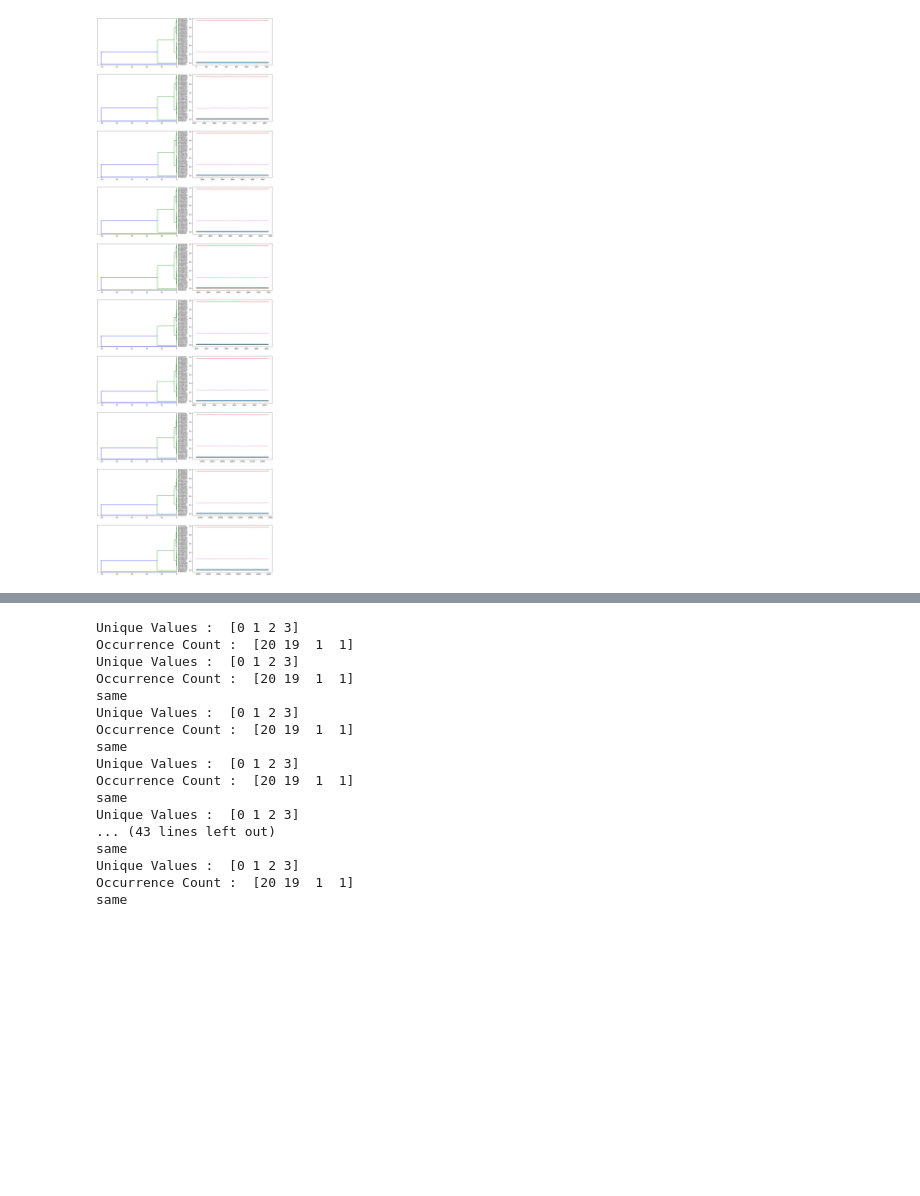
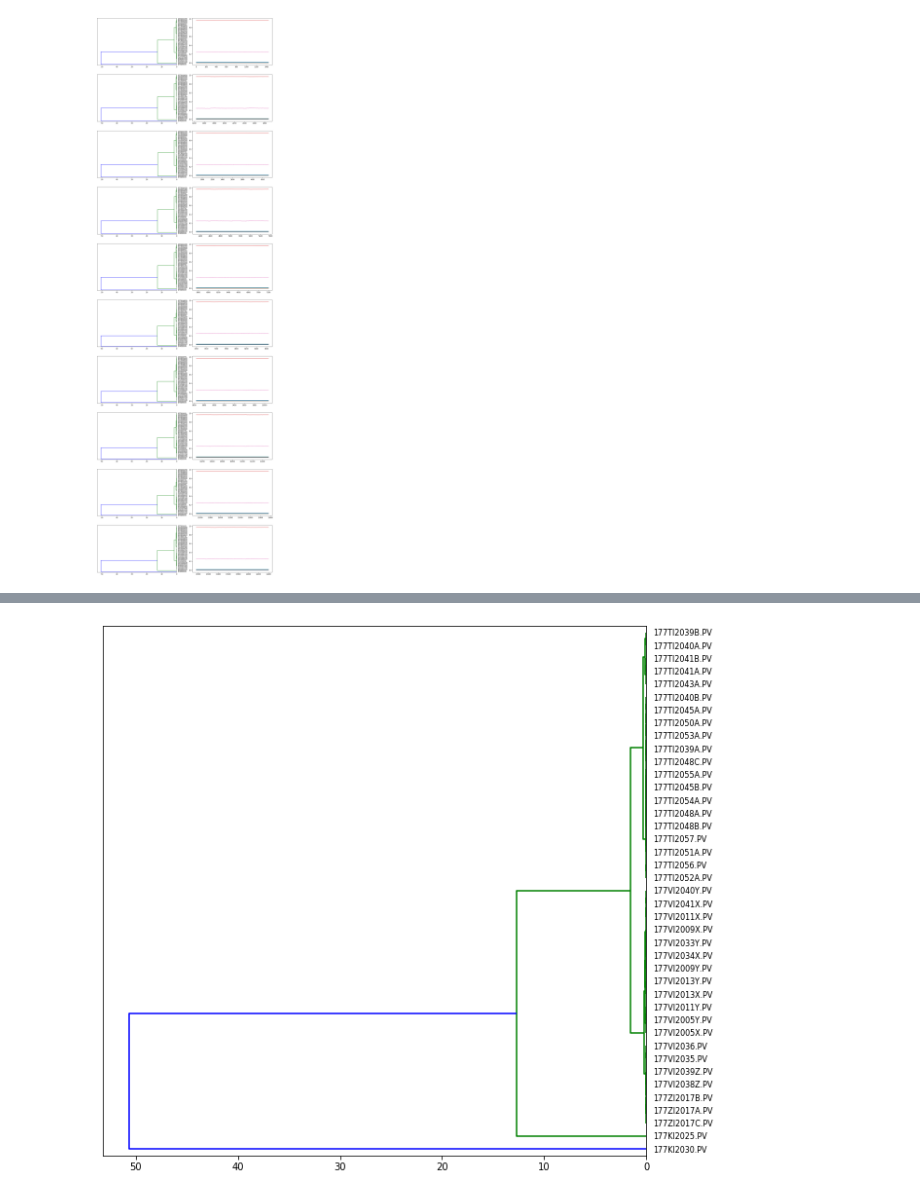
Before and after one commit to MurathanBagdat/SFD, a Jupyter notebook: SFD_Methods.ipynb, the cells around one changed output, grey strips where cells are left out. Cells and saved outputs as stored; diff of their text form; code cells hidden in the pictures; blank space fills up the shorter version.

Commit message:
plotSimpleDendogram method implemented

```diff
--- a/SFD_Methods.ipynb
+++ b/SFD_Methods.ipynb
@@ -57,7 +57,7 @@ def scalesData(df,is_normalize=False,is_standardize=False):
     is_standardize (boolean)
 
     Returns:
-    df_scaled (pandas dataframe): Normalized or standardized dataframe.
+    df_scaled (pandas dataframe): Normalized or standardized dataframe with timestamp.
     """
 
     #If there is a timestamp column separete before scaling
@@ -177,6 +178,20 @@ def healthCheck(list_of_dfs, finger_print, n_clusters, linkage):
             #Plot df
             plt.figure(figsize=(10,10))
             plt.plot(df_plot)
+# %%
+def plotSimpleDendogram(df):
+    """
+    Plot simple dendogram
+
+    Parameters:
+    df (DataFrame): Transposed and Normalize Dataframes that contains sensor data
+    linkage (str): type of linkage e.g. 'ward', 'average', 'complete', 'single'
+
+    """
+    plt.figure(figsize=(10,10))
+    likage = ward(df)
+    dendrogram(likage,labels=df.index,orientation='left');
+    plt.show()
 # %%
 df_scaled = scalesData(df,is_normalize=True)
 list_df = splitsTransposeData(df_scaled,80)
@@ -308,46 +257,4 @@ yey
-# %%
-is_first_run = True
-finger_print = pd.Series()
-operation_stat = pd.Series()
-clust = cluster.AgglomerativeClustering(n_clusters=4,linkage='single')
-for df in df_list:
-    if is_first_run:
-        df_T = np.transpose(df)
-        labels = clust.fit_predict(df_T)
-        df_T['labels'] = labels
-        finger_print = df_T['labels']
-        is_first_run = False
-        uniqueValues, occurCount = np.unique(labels, return_counts=True)
-        print("Unique Values : " , uniqueValues)
-        print("Occurrence Count : ", occurCount)
-
-    else:
-        df_T = np.transpose(df)
-        labels = clust.fit_predict(df_T)
-        df_T['labels'] = labels
-        operation_stat = df_T['labels']
-        uniqueValues, occurCount = np.unique(labels, return_counts=True)
-        print("Unique Values : " , uniqueValues)
-        print("Occurrence Count : ", occurCount)
-        if finger_print.equals(operation_stat):
-            print('same')
-        else:
-            print('not_same')
-# %% [output]
-Unique Values :  [0 1 2 3]
-Occurrence Count :  [20 19  1  1]
-Unique Values :  [0 1 2 3]
-Occurrence Count :  [20 19  1  1]
-same
-Unique Values :  [0 1 2 3]
-Occurrence Count :  [20 19  1  1]
-same
-Unique Values :  [0 1 2 3]
-Occurrence Count :  [20 19  1  1]
-same
-Unique Values :  [0 1 2 3]
-... (43 lines left out)
-same
-Unique Values :  [0 1 2 3]
-Occurrence Count :  [20 19  1  1]
-same
+# %%
+plotSimpleDendogram(list_df[0])
+# %% [output]
+[figure, added]
```
Also changed, not shown: parts of 6 cells of this notebook.
